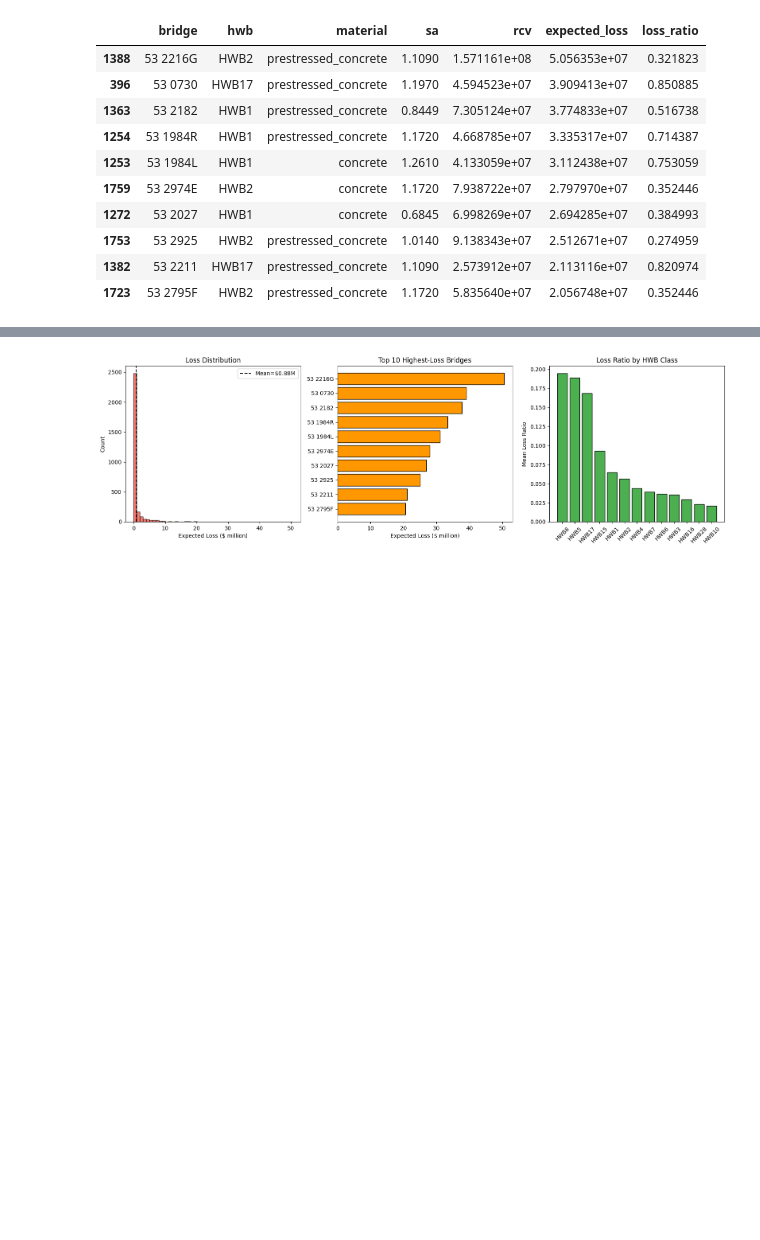
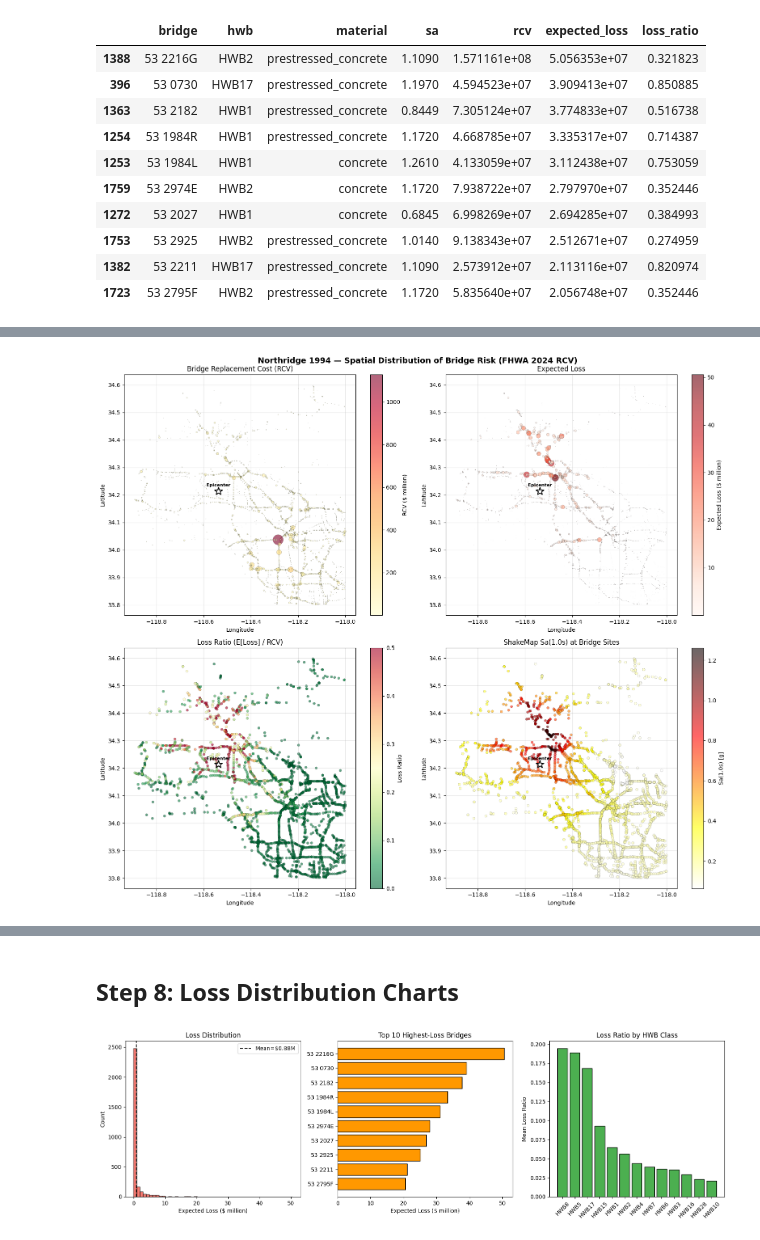
Before and after one commit to WenyuChiou/Cat_framework, a Jupyter notebook: tutorials/06_loss_and_cost.ipynb, the cells around one changed output, grey strips where cells are left out. Cells and saved outputs as stored; diff of their text form; code cells hidden in the pictures; blank space fills up the shorter version.

```diff
--- a/tutorials/06_loss_and_cost.ipynb
+++ b/tutorials/06_loss_and_cost.ipynb
@@ -326,0 +326,78 @@ Three views of the expected loss results:
+# %%
+# Add coordinates to loss_df
+loss_df["latitude"] = nbi["latitude"].values
+loss_df["longitude"] = nbi["longitude"].values
+loss_df["sa"] = sa_arr
+
+fig, axes = plt.subplots(2, 2, figsize=(16, 14))
+
+# ── Panel 1: RCV map (bubble size = RCV) ──
+ax = axes[0, 0]
+sc = ax.scatter(loss_df["longitude"], loss_df["latitude"],
+                c=loss_df["rcv"] / 1e6, s=loss_df["rcv"] / 1e6 * 0.3,
+                cmap="YlOrRd", alpha=0.6, edgecolors="k", linewidth=0.2)
+ax.set_xlabel("Longitude")
+ax.set_ylabel("Latitude")
+ax.set_title("Bridge Replacement Cost (RCV)")
+cbar = plt.colorbar(sc, ax=ax)
+cbar.set_label("RCV ($ million)")
+ax.grid(True, alpha=0.3)
+
+# ── Panel 2: Expected Loss map ──
+ax = axes[0, 1]
+sc = ax.scatter(loss_df["longitude"], loss_df["latitude"],
+                c=loss_df["expected_loss"] / 1e6, s=loss_df["expected_loss"] / 1e6 * 3,
+                cmap="Reds", alpha=0.6, edgecolors="k", linewidth=0.2)
+ax.set_xlabel("Longitude")
+ax.set_ylabel("Latitude")
+ax.set_title("Expected Loss")
+cbar = plt.colorbar(sc, ax=ax)
+cbar.set_label("Expected Loss ($ million)")
+ax.grid(True, alpha=0.3)
+
+# ── Panel 3: Loss Ratio map ──
+ax = axes[1, 0]
+sc = ax.scatter(loss_df["longitude"], loss_df["latitude"],
+                c=loss_df["loss_ratio"], s=20,
+                cmap="RdYlGn_r", alpha=0.6, edgecolors="k", linewidth=0.2,
+                vmin=0, vmax=0.5)
+ax.set_xlabel("Longitude")
+ax.set_ylabel("Latitude")
+ax.set_title("Loss Ratio (E[Loss] / RCV)")
+cbar = plt.colorbar(sc, ax=ax)
+cbar.set_label("Loss Ratio")
+ax.grid(True, alpha=0.3)
+
+# ── Panel 4: Sa ground motion map ──
+ax = axes[1, 1]
+sc = ax.scatter(loss_df["longitude"], loss_df["latitude"],
+                c=loss_df["sa"], s=20,
+                cmap="hot_r", alpha=0.6, edgecolors="k", linewidth=0.2)
+ax.set_xlabel("Longitude")
+ax.set_ylabel("Latitude")
+ax.set_title("ShakeMap Sa(1.0s) at Bridge Sites")
+cbar = plt.colorbar(sc, ax=ax)
+cbar.set_label("Sa(1.0s) [g]")
+ax.grid(True, alpha=0.3)
+
+# Mark epicenter on all panels
+for ax in axes.flat:
+    ax.plot(-118.537, 34.213, "w*", markersize=15, markeredgecolor="k",
+            markeredgewidth=1.5, zorder=10)
+    ax.text(-118.537, 34.23, "Epicenter", ha="center", fontsize=8,
+            fontweight="bold", zorder=10)
+
+plt.suptitle("Northridge 1994 — Spatial Distribution of Bridge Risk (FHWA 2024 RCV)",
+             fontsize=14, fontweight="bold", y=0.98)
+plt.tight_layout()
+plt.show()
+
+# Print spatial summary
+print(f"Study area: lat [{loss_df['latitude'].min():.2f}, {loss_df['latitude'].max():.2f}], "
+      f"lon [{loss_df['longitude'].min():.2f}, {loss_df['longitude'].max():.2f}]")
+print(f"Epicenter: (34.213, -118.537)")
+print(f"Total bridges: {len(loss_df)}")
+print(f"Total RCV: ${total_rcv/1e9:.2f}B")
+print(f"Total Expected Loss: ${total_loss/1e9:.2f}B ({total_loss/total_rcv:.1%} of RCV)")
+# %% [output]
+[figure, added]
@@ -327,3 +409,5 @@ Three views of the expected loss results:
+# %% [markdown]
+## Step 8: Loss Distribution Charts
 # %%
 fig, axes = plt.subplots(1, 3, figsize=(16, 5))
 
```
Also changed, not shown: parts of 2 cells of this notebook.
